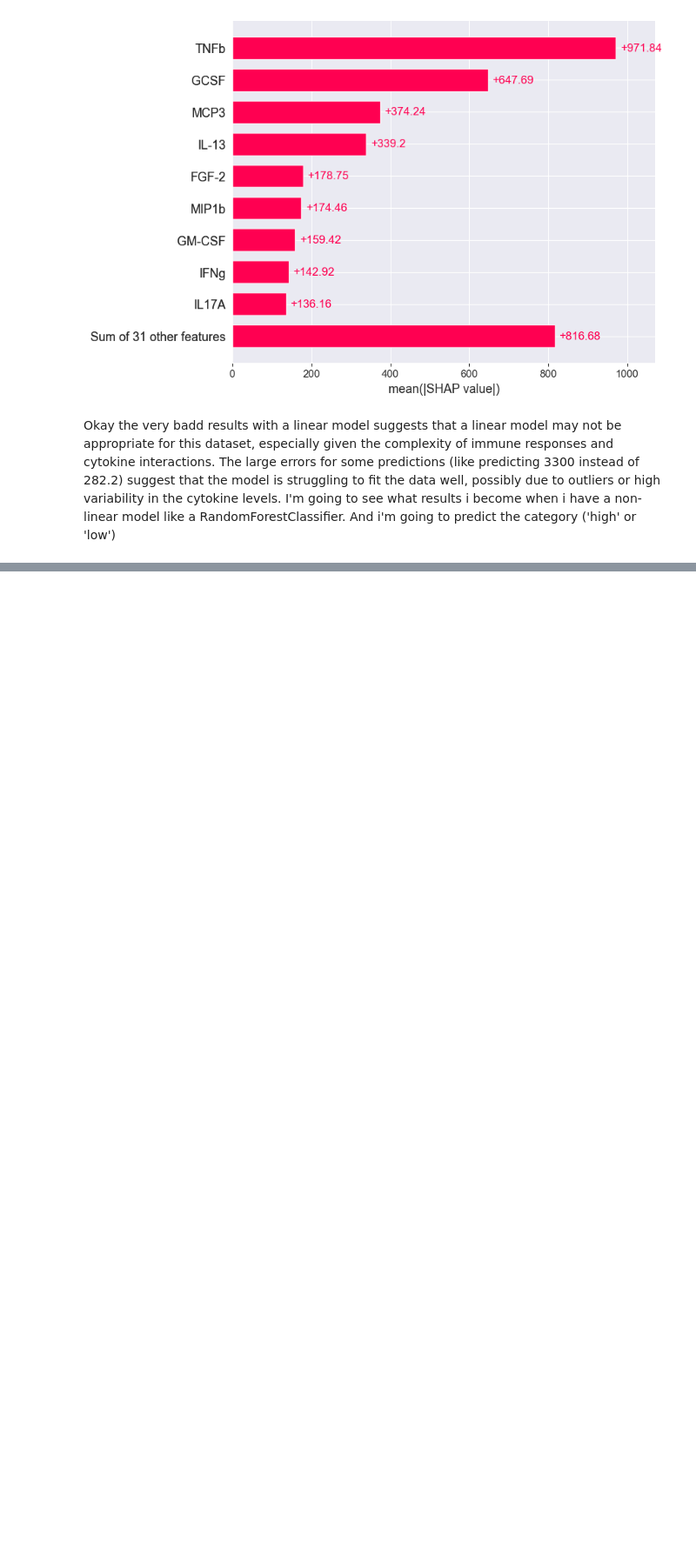
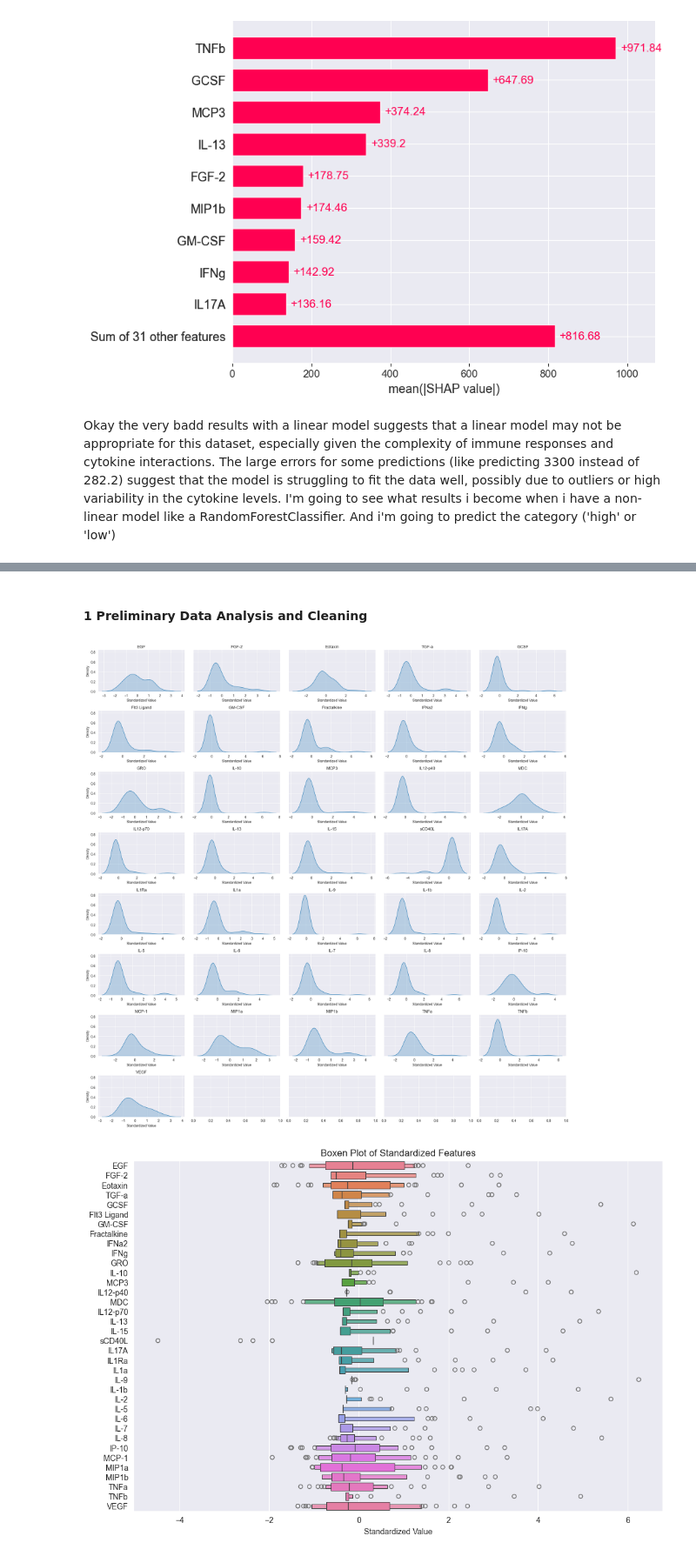
Before and after one commit to Elias-Dams/multimodal-data-integration-predictive-modeling-measles-vaccine-response-cross-validation, a Jupyter notebook: exploration/first_data_exploration.ipynb, the cells around one changed output, grey strips where cells are left out. Shown at 87% size. Saved outputs shown, nothing was run; the diff lists cells and outputs as text; code cells hidden in the pictures; blank space fills up the shorter version.

```diff
--- a/exploration/first_data_exploration.ipynb
+++ b/exploration/first_data_exploration.ipynb
@@ -345,0 +374,50 @@ Okay the very badd results with a linear model suggests that a linear model may
+# %% [markdown]
+#### 1 Preliminary Data Analysis and Cleaning
+# %%
+## abtiters already loaded ##
+## cytokines already loaded ##
+cyto = cyto[['Vaccinee', 'WBC Day 0','RBC Day 0','HGB Day 0','HCT Day 0','PLT Day 0','%LYM Day 0','%MON Day 0','%GRA Day 0']] # already loaded
+
+
+metadata = pd.read_csv('../data/metadata.csv')
+
+gender_mapping = {'M': 1, 'F': 0}
+metadata['Gender'] = metadata['Gender'].map(gender_mapping)
+# %%
+# Combine all data into a single DataFrame for easy processing
+cytokines_data = cytokines.drop(columns=['Vaccinee','CMV.Status','EBV.Status','HSV1_2.Status','HHV6.Status'])
+cyto_data = cyto.drop(columns=['Vaccinee'])
+# %%
+
+
+def preliminary_data_analysis(data):
+    # Apply standard scaling (z-score normalization)
+    scaler = StandardScaler()
+    all_data_normalized = pd.DataFrame(scaler.fit_transform(data), columns=data.columns)
+
+    num_columns = 5  # Number of columns in the grid
+    num_rows = (len(all_data_normalized.columns) + num_columns - 1) // num_columns
+
+    fig, axes = plt.subplots(num_rows, num_columns, figsize=(20, 20), sharey=True)
+    axes = axes.flatten()
+
+    for i, column in enumerate(all_data_normalized.columns):
+        sns.kdeplot(all_data_normalized[column], ax=axes[i], fill=True)
+        axes[i].set_title(column)
+        axes[i].set_xlabel("Standardized Value")
+        axes[i].set_ylabel("Density")
+
+    plt.tight_layout()
+    plt.show()
+
+    plt.figure(figsize=(12, 8))
+    sns.boxenplot(data=all_data_normalized, orient='h')
+    plt.title("Boxen Plot of Standardized Features")
+    plt.xlabel("Standardized Value")
+    plt.show()
+
+preliminary_data_analysis(cytokines_data)
+preliminary_data_analysis(cyto_data)
+# %% [output]
+[figure, added]
+[figure, added]
```
Also changed, not shown: parts of 28 cells of this notebook, 5 other files.
